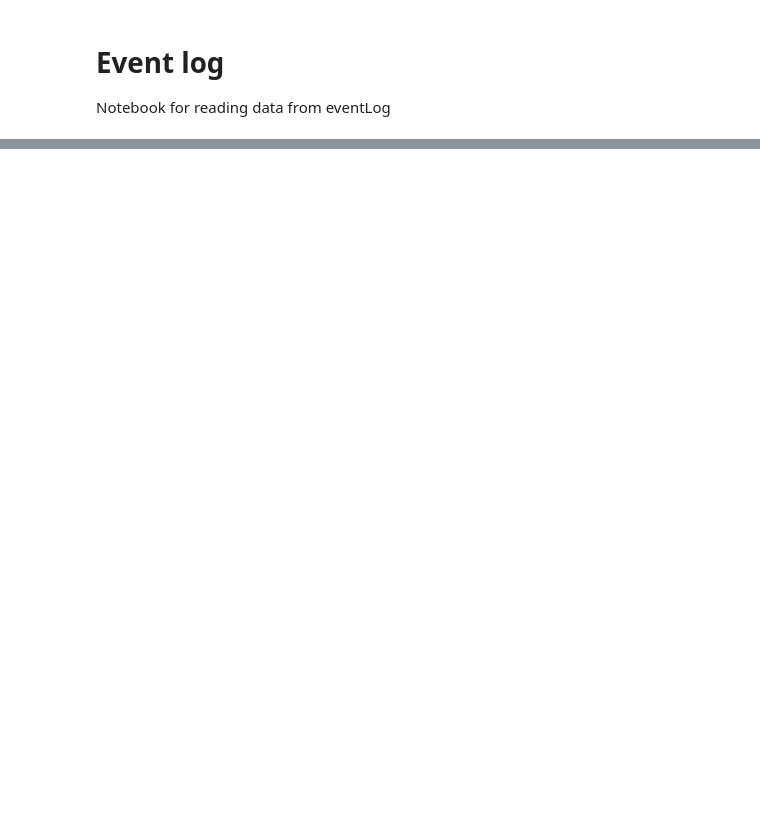
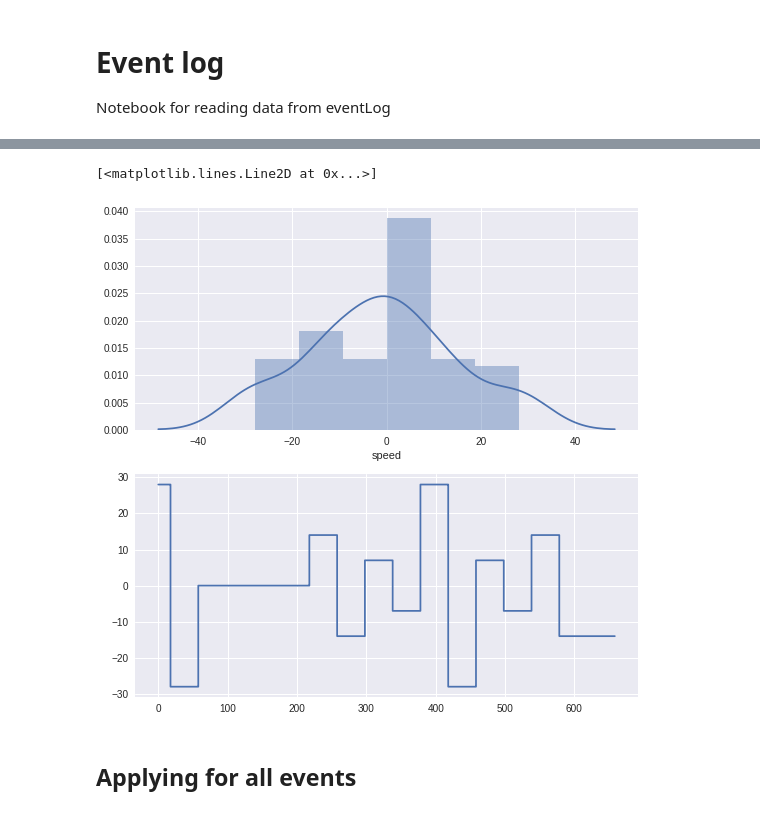
Before and after one commit to alTeska/VR_Acuity, a Jupyter notebook: notebooks/EventLog.ipynb, the cells around one changed output, grey strips where cells are left out. Drawn from its saved outputs; the diff is of its cells as text; code cells hidden in the pictures; blank space fills up the shorter version.

Commit message:
prep for angular velocity comparison

```diff
--- a/notebooks/EventLog.ipynb
+++ b/notebooks/EventLog.ipynb
@@ -6,6 +6,13 @@ import numpy as np
 import pandas as pd
 import h5py
 import ast
+
+import matplotlib.pyplot as plt
+import seaborn as sns
+from scipy import stats, integrate
+
+%matplotlib inline
+sns.set(color_codes=True)
 
 eventArg  = {}
 eventName = {}
@@ -85,16 +93,18 @@ DFDur = pd.DataFrame.from_dict(eventDur, orient='index')
 #print(DFDur)
 # %%
 # create new df for merge
-DFV = pd.DataFrame()
+def index_df(df):
+    dfOut = pd.DataFrame()
+    l = df.i[len(df)-1]
+    j = 0
+    for i in range(0, l+1):
+        if i == df.i[j]:
+            dfOut[i] = df.iloc[j]
+            j += 1
+        else:
+            dfOut[i] = df.iloc[j]
 
-l = DFVis.i[len(DFVis)-1]
-j = 0
-for i in range(0, l+1):
-    if i == DFVis.i[j]:
-        DFV[i] = DFVis.iloc[j]
-        j += 1
-    else:
-        DFV[i] = DFVis.iloc[j]
+    return dfOut.transpose()
 
-DFV = DFV.transpose()
-#print(DFV)
+DFV = index_df(DFVis)
+DFS = index_df(DFSpe)
@@ -140,0 +111,17 @@ print(DFV)
+# %%
+df = pd.concat([eventlog[1], DFV.visible], axis=1)
+df = pd.concat([df         , DFS.speed]  , axis=1)
+df.fillna(method='pad', inplace=True)
+# %%
+# grid velocity plots for one experiment
+fig = plt.figure(figsize=(9,9))
+ax1 = fig.add_subplot(211)
+ax2 = fig.add_subplot(212)
+
+sns.distplot(df.speed, ax=ax1)
+ax2.plot    (df.Time, df.speed)
+# %% [output]
+[<matplotlib.lines.Line2D at 0x...>]
+[figure, added]
+# %% [markdown]
+## Applying for all events
```
Also changed, not shown: parts of 6 cells of this notebook, 1 other file.
